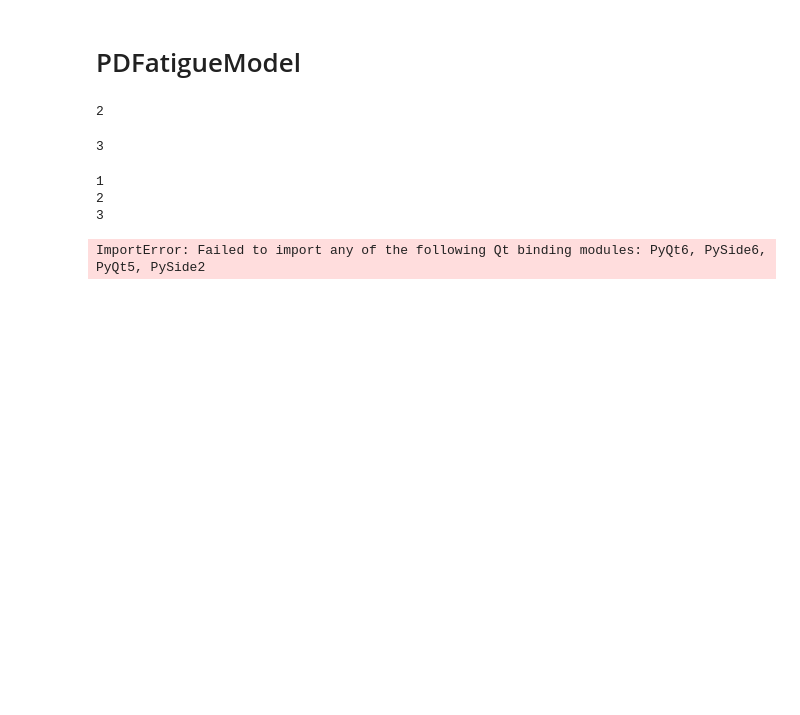
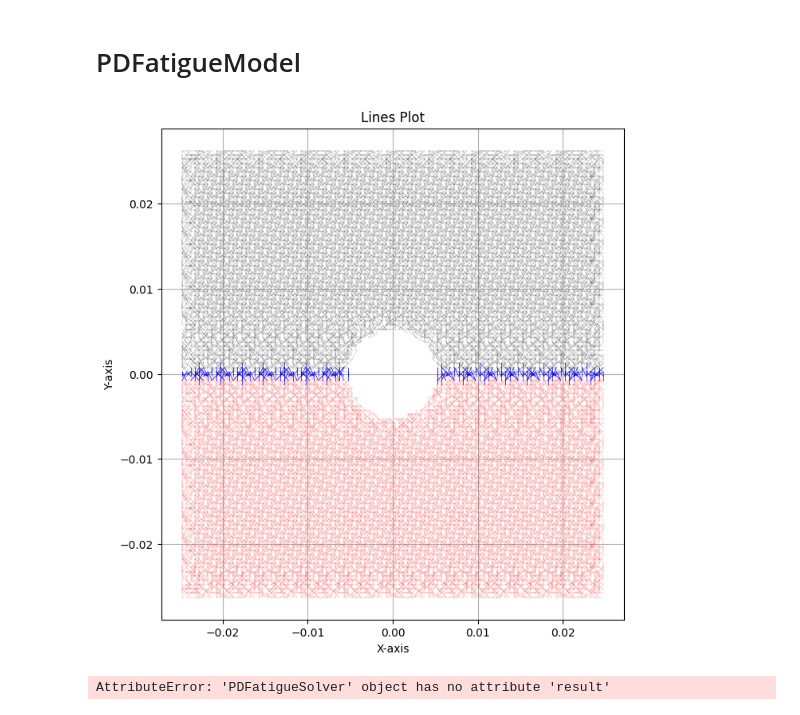
Before and after one commit to fjerenec/Verse2, a Jupyter notebook: main/testing.ipynb, the cells around one changed output. Cells and saved outputs as stored; diff of their text form; code cells hidden in the pictures; blank space fills up the shorter version.

```diff
--- a/main/testing.ipynb
+++ b/main/testing.ipynb
@@ -168,18 +180,3 @@ fatigueModelData.gen_bond_material_array()
-# %%
-fatigueModelData.bondMaterialIDarray.max()
-# %% [output]
-2
-# %%
-model0.Materials.materialsTable["InterfaceSteel"].materialID
-# %% [output]
-3
-# %%
-for name,material in model0.Materials.materialsTable.items():
-    print(material.materialID)
-# %% [output]
-1
-2
-3
 # %%
 lines = np.zeros(shape=(testDisc.neighbors.shape[0],4))
 for point in range(coordVec.shape[0]):
@@ -192,25 +189,38 @@ for point in range(coordVec.shape[0]):
 # %%
 import matplotlib.pyplot as plt
 import matplotlib
 
 # Create a new figure
-plt.figure()
-
+fig, ax = plt.subplots(figsize=(10, 8))
 # Loop through each line and plot it
 for line in range(lines.shape[0]):
+    if line%10 == 0:
+        if fatigueModelData.bondMaterialIDarray[line] == 0:
+            color = "g"
+            linewidth = 0.1
+        elif fatigueModelData.bondMaterialIDarray[line] == 1:
+            color = "r"
+            linewidth = 0.1
+        elif fatigueModelData.bondMaterialIDarray[line] == 2:
+            color = "k"
+            linewidth = 0.1
+        else:
+            color = "b"
+            linewidth = 0.5
     # Extract x and y coordinates for the line
-    x_values = [lines[line,0],lines[line,2]]
-    y_values = [lines[line,1],lines[line,3]]
+        x_values = [lines[line,0],lines[line,2]]
+        y_values = [lines[line,1],lines[line,3]]
 
     # Plot the line
-    plt.plot(x_values, y_values,linewidth = 0.1)
+        ax.plot(x_values, y_values,linewidth = linewidth, c=color)
 
+ax.set_aspect(1)
 # Set plot title and labels
 plt.title('Lines Plot')
 plt.xlabel('X-axis')
 plt.ylabel('Y-axis')
 
 # Display the plot
 plt.grid(True)
 # %% [output]
-ImportError: Failed to import any of the following Qt binding modules: PyQt6, PySide6, PyQt5, PySide2
+[figure, added]
@@ -216,0 +230,5 @@ ImportError: Failed to import any of the following Qt binding modules: PyQt6, Py
+# %%
+disp = solver.result
+coordVecNew4 = coordVec + disp
+# %% [output]
+AttributeError: 'PDFatigueSolver' object has no attribute 'result'
```
Also changed, not shown: parts of 11 cells of this notebook, 6 other files.
